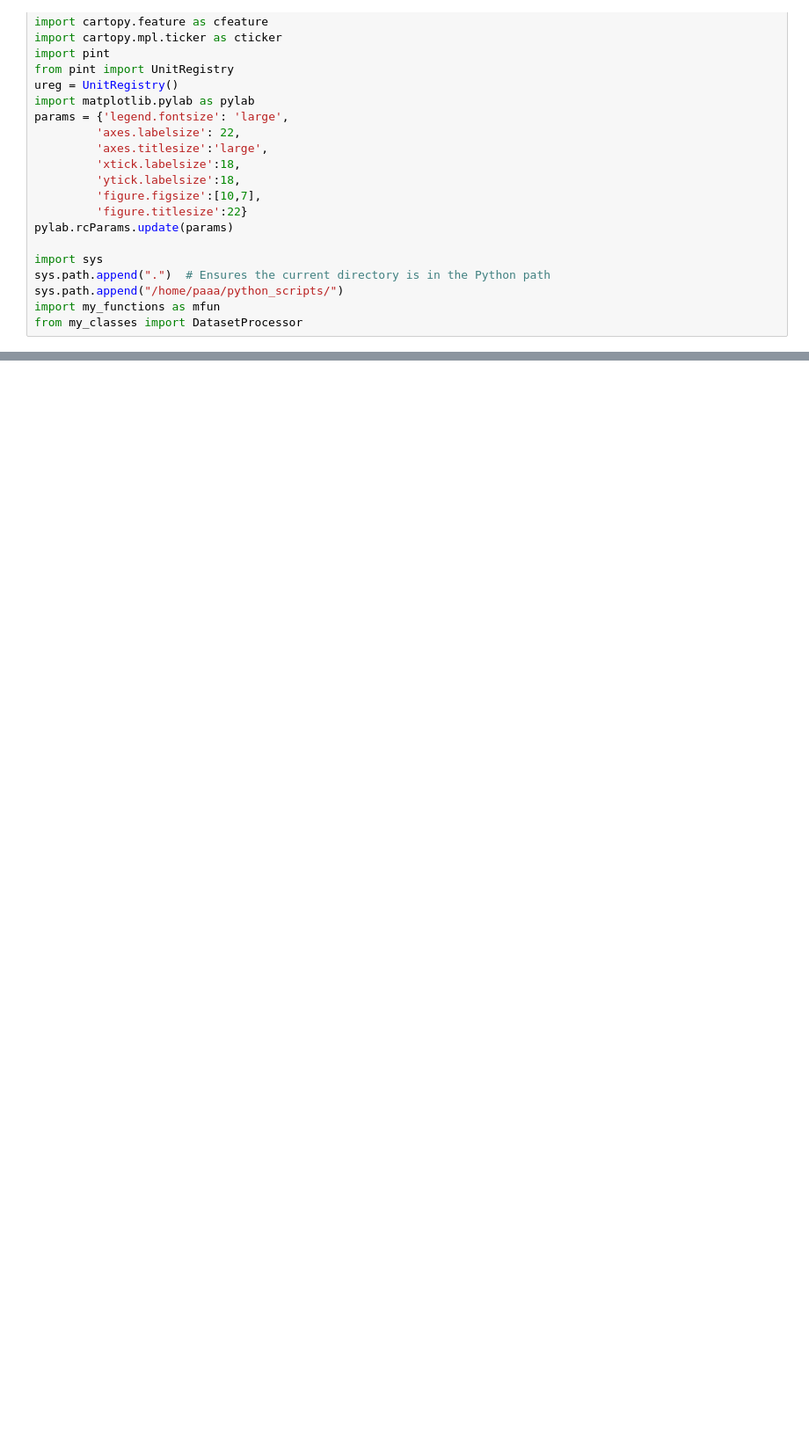
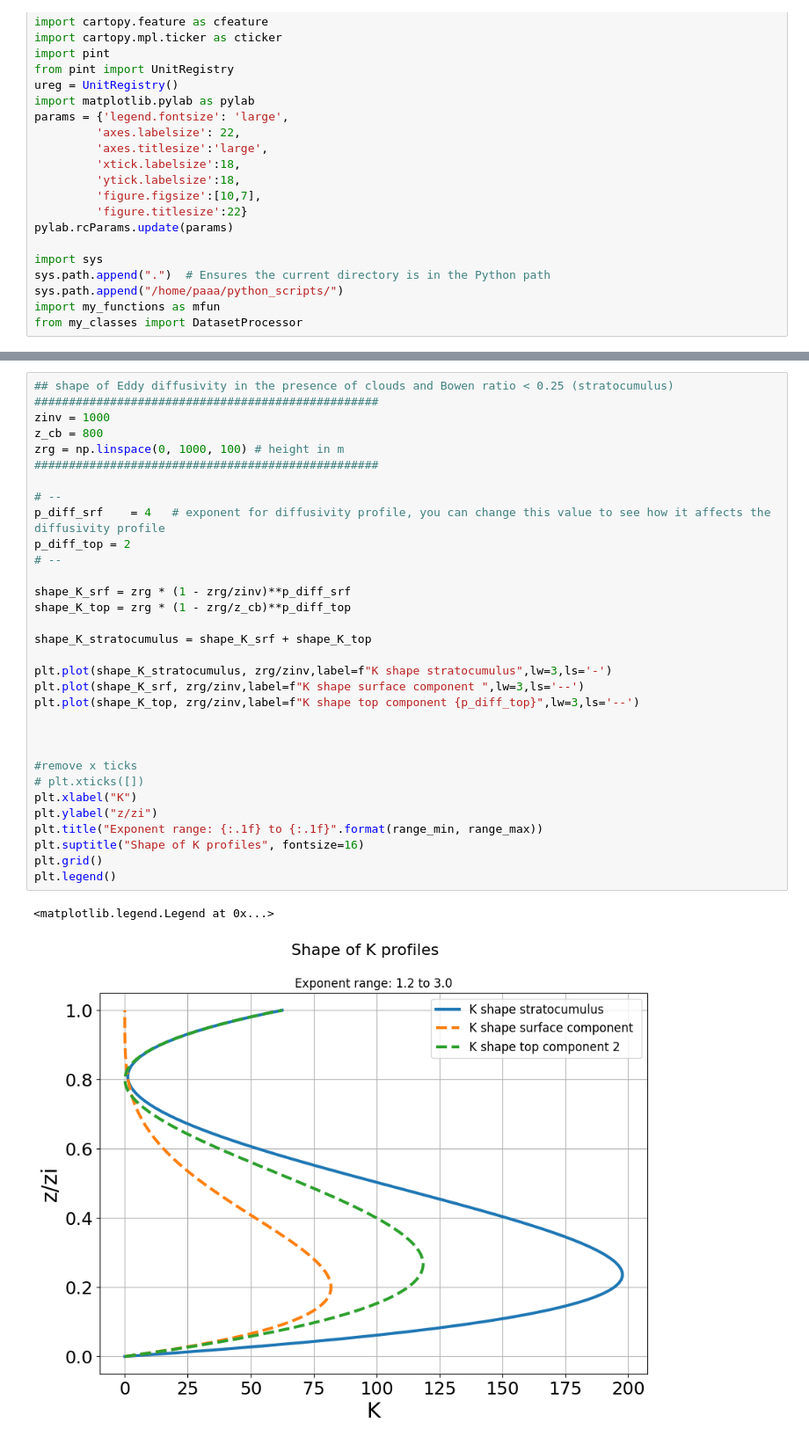
Before and after one commit to AlessandroSav/python_scripts, a Jupyter notebook: quick_look_test.ipynb, the cells around one changed output, grey strips where cells are left out. Shown at 88% size. Saved outputs shown, nothing was run; the diff lists cells and outputs as text; blank space fills up the shorter version.

```diff
--- a/quick_look_test.ipynb
+++ b/quick_look_test.ipynb
@@ -110,0 +269,35 @@ plt.gca().invert_yaxis()
+# %%
+## shape of Eddy diffusivity in the presence of clouds and Bowen ratio < 0.25 (stratocumulus)
+##################################################
+zinv = 1000
+z_cb = 800
+zrg = np.linspace(0, 1000, 100) # height in m
+##################################################
+
+# --
+p_diff_srf    = 4   # exponent for diffusivity profile, you can change this value to see how it affects the diffusivity profile
+p_diff_top = 2
+# --
+
+shape_K_srf = zrg * (1 - zrg/zinv)**p_diff_srf
+shape_K_top = zrg * (1 - zrg/z_cb)**p_diff_top
+
+shape_K_stratocumulus = shape_K_srf + shape_K_top
+
+plt.plot(shape_K_stratocumulus, zrg/zinv,label=f"K shape stratocumulus",lw=3,ls='-')
+plt.plot(shape_K_srf, zrg/zinv,label=f"K shape surface component ",lw=3,ls='--')
+plt.plot(shape_K_top, zrg/zinv,label=f"K shape top component {p_diff_top}",lw=3,ls='--')
+
+
+
+#remove x ticks
+# plt.xticks([])
+plt.xlabel("K")
+plt.ylabel("z/zi")
+plt.title("Exponent range: {:.1f} to {:.1f}".format(range_min, range_max))
+plt.suptitle("Shape of K profiles", fontsize=16)
+plt.grid()
+plt.legend()
+# %% [output]
+<matplotlib.legend.Legend at 0x...>
+[figure, added]
```
Also changed, not shown: parts of 12 cells of this notebook, 25 other files.
